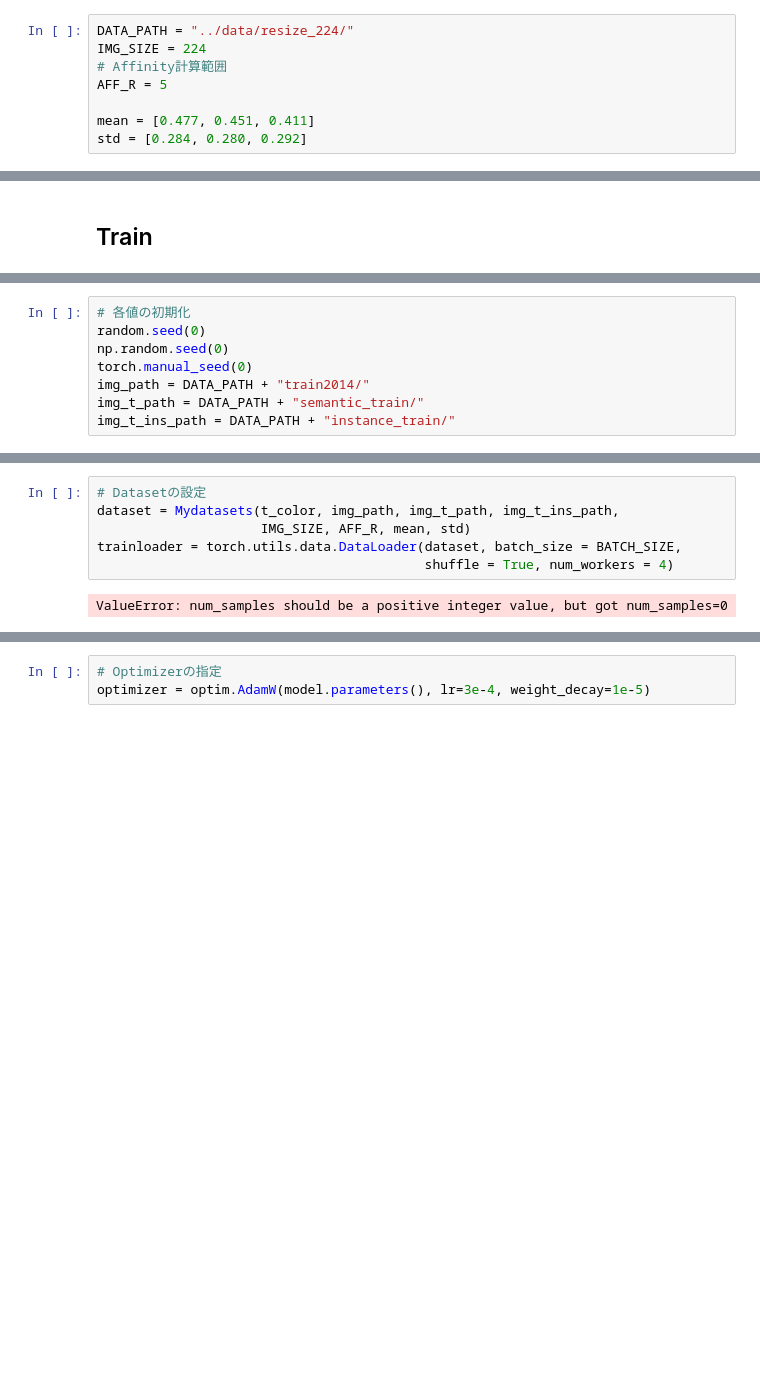
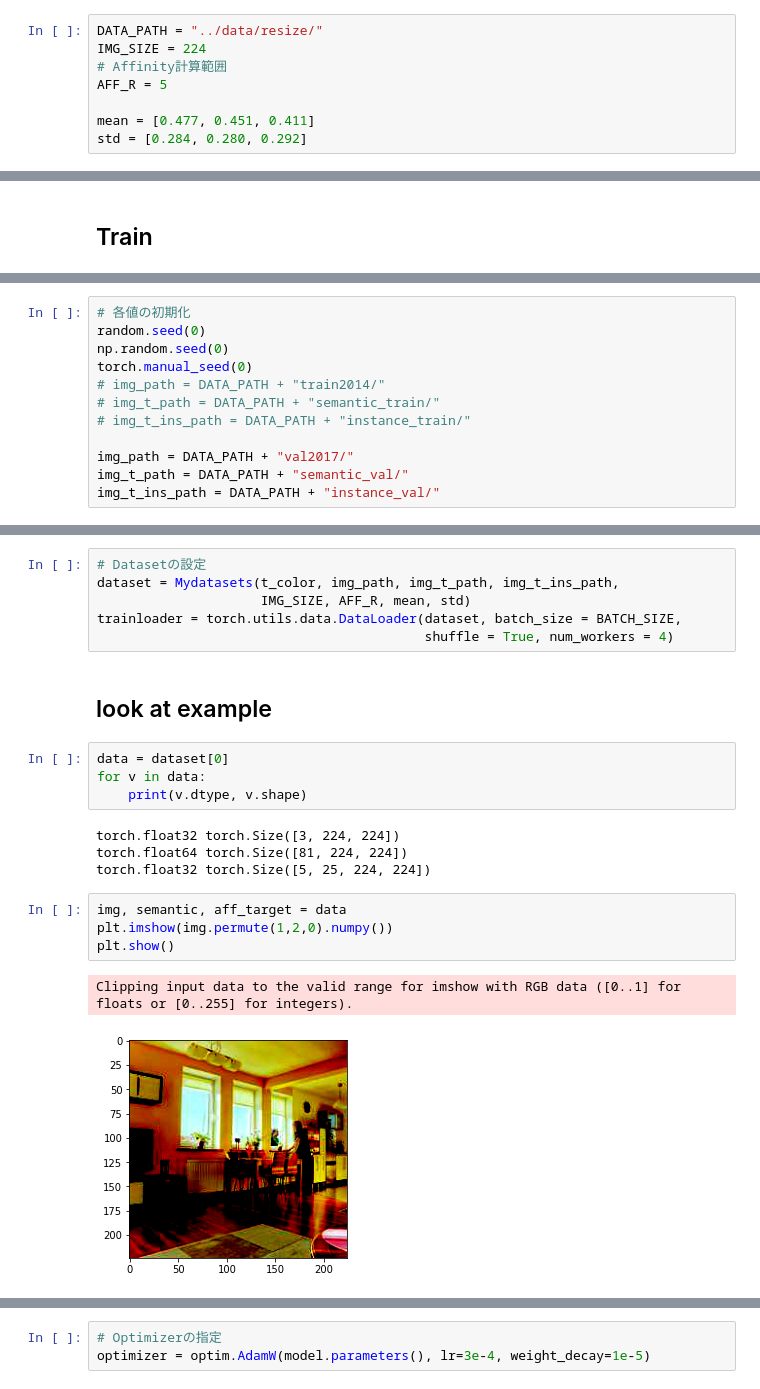
Before and after one commit to neuroailab/blog_ssap, a Jupyter notebook: notebooks/SSAP_TDW.ipynb, the cells around one changed output, grey strips where cells are left out. Drawn from its saved outputs; the diff is of its cells as text; blank space fills up the shorter version.

```diff
--- a/notebooks/SSAP_TDW.ipynb
+++ b/notebooks/SSAP_TDW.ipynb
@@ -42,7 +59,7 @@ with open('../data/t_class_name.txt', 'rb') as f:
 with open('../data/t_color.txt', 'rb') as f:
     t_color = pickle.load(f)
 # %%
-DATA_PATH = "../data/resize_224/"
+DATA_PATH = "../data/resize/"
 IMG_SIZE = 224
 # Affinity計算範囲
 AFF_R = 5
@@ -86,6 +107,10 @@ l_aff_weight = [1., 0.3, 0.1, 0.03, 0.01]
 random.seed(0)
 np.random.seed(0)
 torch.manual_seed(0)
-img_path = DATA_PATH + "train2014/"
-img_t_path = DATA_PATH + "semantic_train/"
-img_t_ins_path = DATA_PATH + "instance_train/"
+# img_path = DATA_PATH + "train2014/"
+# img_t_path = DATA_PATH + "semantic_train/"
+# img_t_ins_path = DATA_PATH + "instance_train/"
+
+img_path = DATA_PATH + "val2017/"
+img_t_path = DATA_PATH + "semantic_val/"
+img_t_ins_path = DATA_PATH + "instance_val/"
@@ -95,5 +124,20 @@ dataset = Mydatasets(t_color, img_path, img_t_path, img_t_ins_path,
                      IMG_SIZE, AFF_R, mean, std)
 trainloader = torch.utils.data.DataLoader(dataset, batch_size = BATCH_SIZE,
                                           shuffle = True, num_workers = 4)
-# %% [output]
-ValueError: num_samples should be a positive integer value, but got num_samples=0
+# %% [markdown]
+## look at example
+# %%
+data = dataset[0]
+for v in data:
+    print(v.dtype, v.shape)
+# %% [output]
+torch.float32 torch.Size([3, 224, 224])
+torch.float64 torch.Size([81, 224, 224])
+torch.float32 torch.Size([5, 25, 224, 224])
+# %%
+img, semantic, aff_target = data
+plt.imshow(img.permute(1,2,0).numpy())
+plt.show()
+# %% [output]
+Clipping input data to the valid range for imshow with RGB data ([0..1] for floats or [0..255] for integers).
+[figure, added]
```
Also changed, not shown: parts of 18 cells of this notebook, 2 other files.
